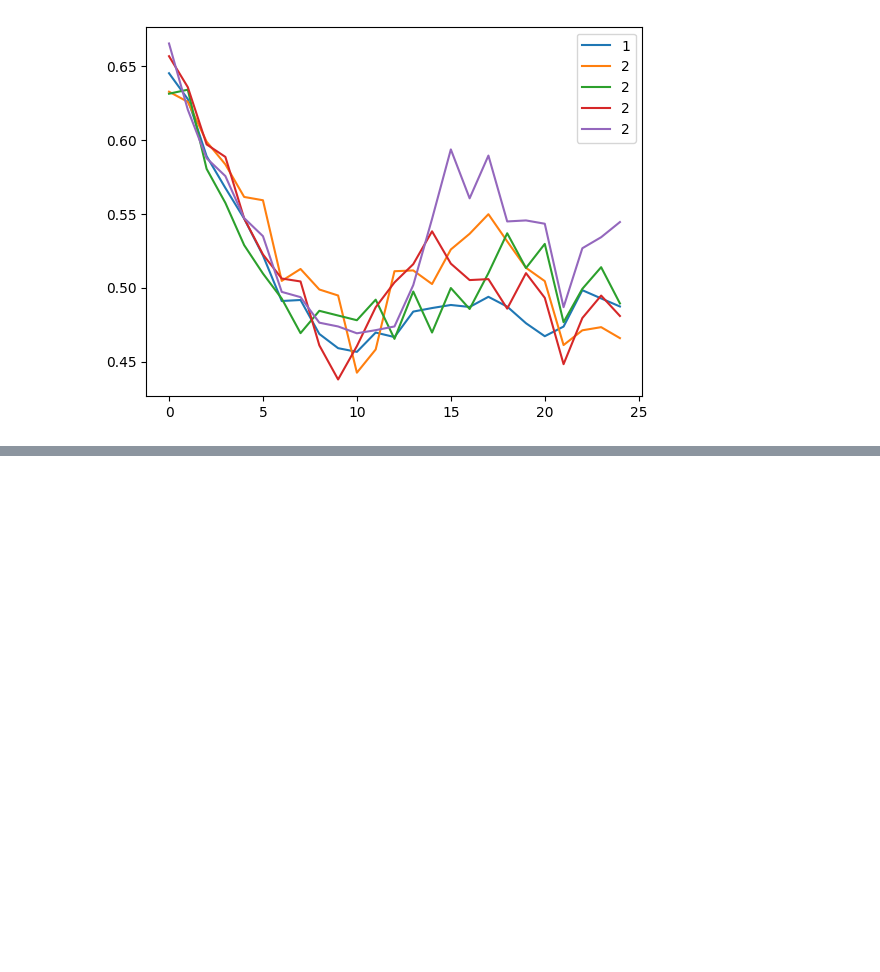
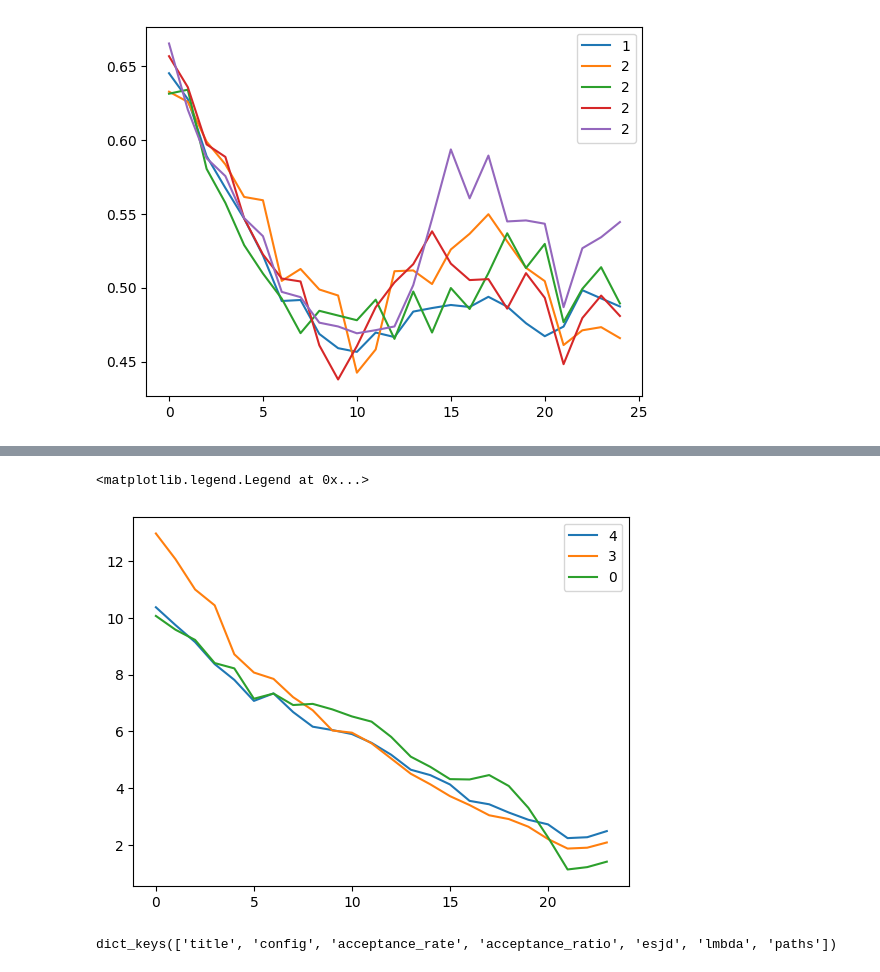
Before and after one commit to ylefay/adaptive_smc_tempering, a Jupyter notebook: src/experiments/read.ipynb, the cells around one changed output, grey strips where cells are left out. Drawn from its saved outputs; the diff is of its cells as text; code cells hidden in the pictures; blank space fills up the shorter version.

Commit message:
Experiments (ESJD, log-variance).

```diff
--- a/src/experiments/read.ipynb
+++ b/src/experiments/read.ipynb
@@ -45,0 +66,18 @@ plt.legend()
+# %%
+import pickle
+import matplotlib.pyplot as plt
+loaded_pkl4 = pickle.load(open('exp4.py_10102924172419.pkl', 'rb'))
+loaded_pkl3 = pickle.load(open('exp3.py_10102924172331.pkl', 'rb'))
+loaded_pkl0 = pickle.load(open('./CN/exp0.py_10102924172012.pkl', 'rb'))
+
+plt.plot(loaded_pkl4['esjd'].mean(axis=0), label="4")
+plt.plot(loaded_pkl3['esjd'].mean(axis=0), label="3")
+plt.plot(loaded_pkl0['esjd'].mean(axis=0), label="0")
+plt.legend()
+# %% [output]
+<matplotlib.legend.Legend at 0x...>
+[figure, added]
+# %%
+loaded_pkl4.keys()
+# %% [output]
+dict_keys(['title', 'config', 'acceptance_rate', 'acceptance_ratio', 'esjd', 'lmbda', 'paths'])
```
Also changed, not shown: parts of 1 cell of this notebook, 39 other files.
